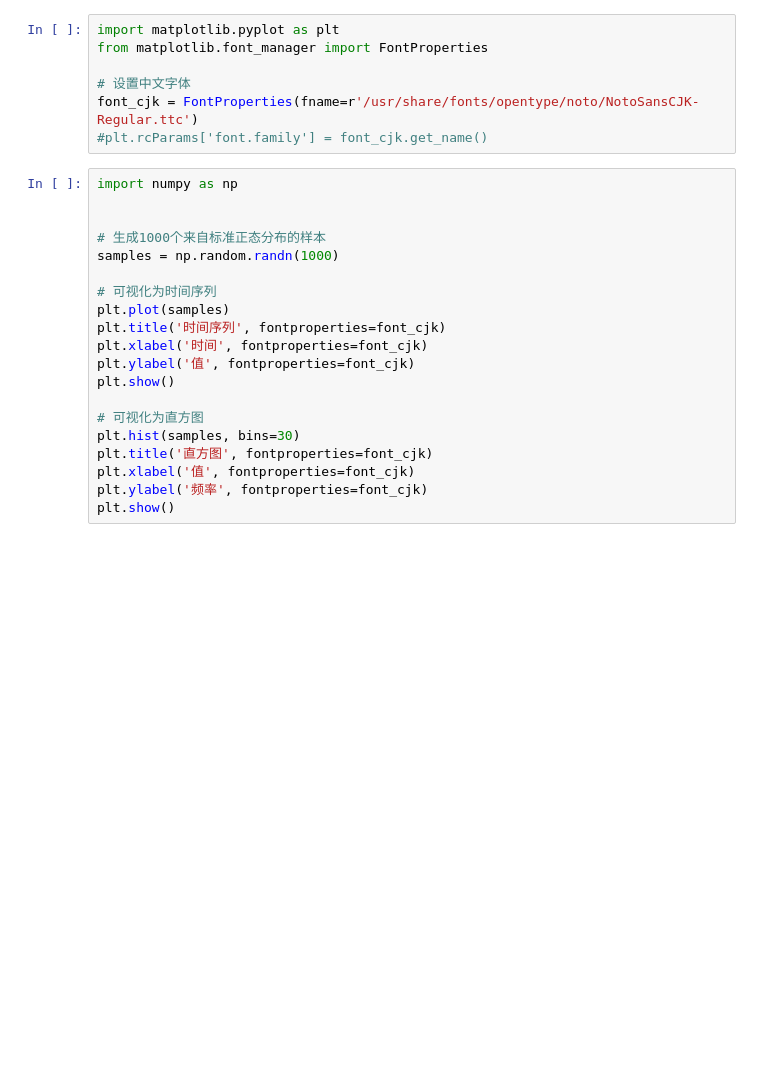
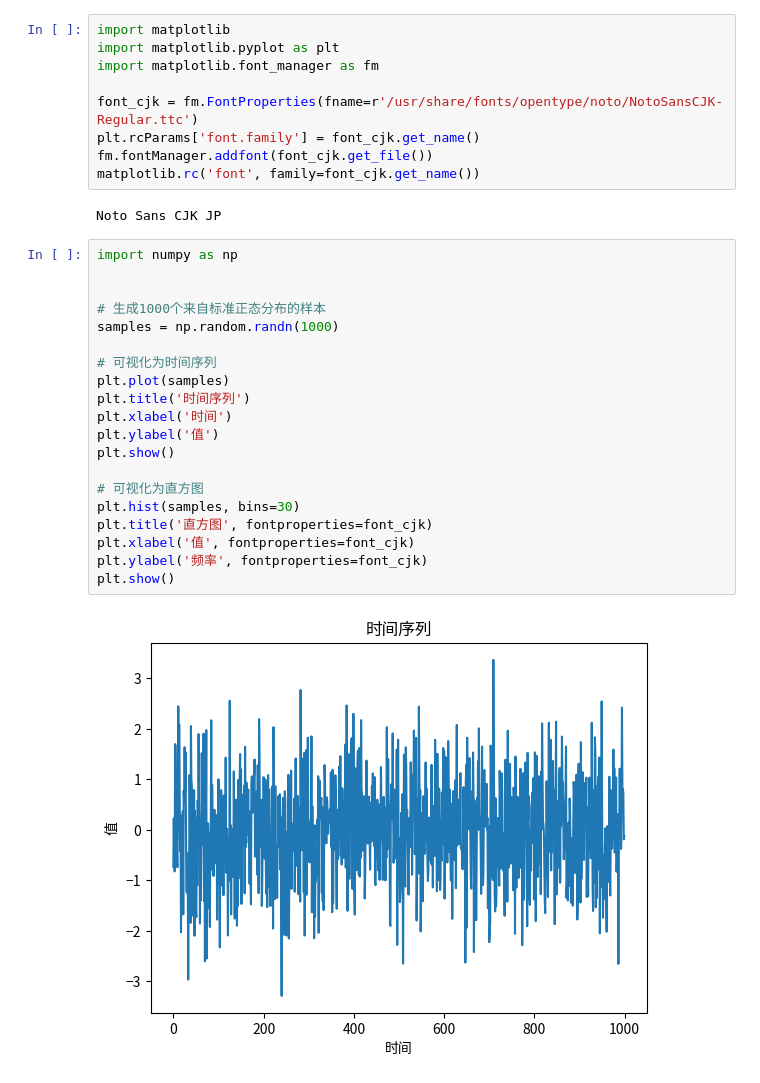
Before and after one commit to wayhome/101colab, a Jupyter notebook: forecasting.ipynb, the cells around one changed output. Drawn from its saved outputs; the diff is of its cells as text; blank space fills up the shorter version.

```diff
--- a/forecasting.ipynb
+++ b/forecasting.ipynb
@@ -5,27 +11,33 @@
 # %%
+import matplotlib
 import matplotlib.pyplot as plt
-from matplotlib.font_manager import FontProperties
+import matplotlib.font_manager as fm
 
-# 设置中文字体
-font_cjk = FontProperties(fname=r'/usr/share/fonts/opentype/noto/NotoSansCJK-Regular.ttc')
-#plt.rcParams['font.family'] = font_cjk.get_name()
+font_cjk = fm.FontProperties(fname=r'/usr/share/fonts/opentype/noto/NotoSansCJK-Regular.ttc')
+plt.rcParams['font.family'] = font_cjk.get_name()
+fm.fontManager.addfont(font_cjk.get_file())
+matplotlib.rc('font', family=font_cjk.get_name())
+# %% [output]
+Noto Sans CJK JP
 # %%
 import numpy as np
 
 
 # 生成1000个来自标准正态分布的样本
 samples = np.random.randn(1000)
 
 # 可视化为时间序列
 plt.plot(samples)
-plt.title('时间序列', fontproperties=font_cjk)
-plt.xlabel('时间', fontproperties=font_cjk)
-plt.ylabel('值', fontproperties=font_cjk)
+plt.title('时间序列')
+plt.xlabel('时间')
+plt.ylabel('值')
 plt.show()
 
 # 可视化为直方图
 plt.hist(samples, bins=30)
 plt.title('直方图', fontproperties=font_cjk)
 plt.xlabel('值', fontproperties=font_cjk)
 plt.ylabel('频率', fontproperties=font_cjk)
 plt.show()
+# %% [output]
+[figure, added]
```
Also changed, not shown: parts of 2 cells of this notebook.
